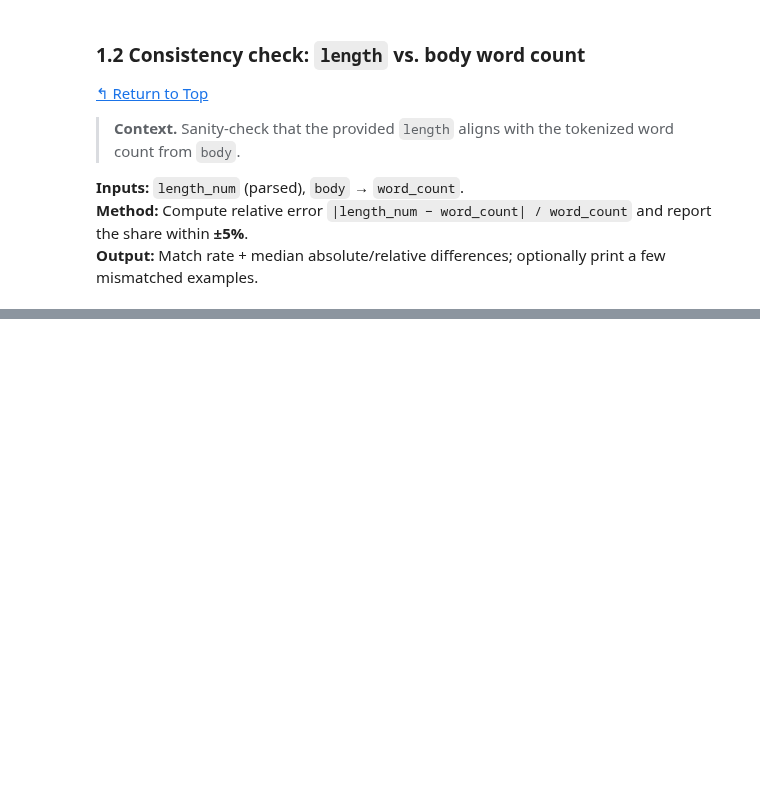
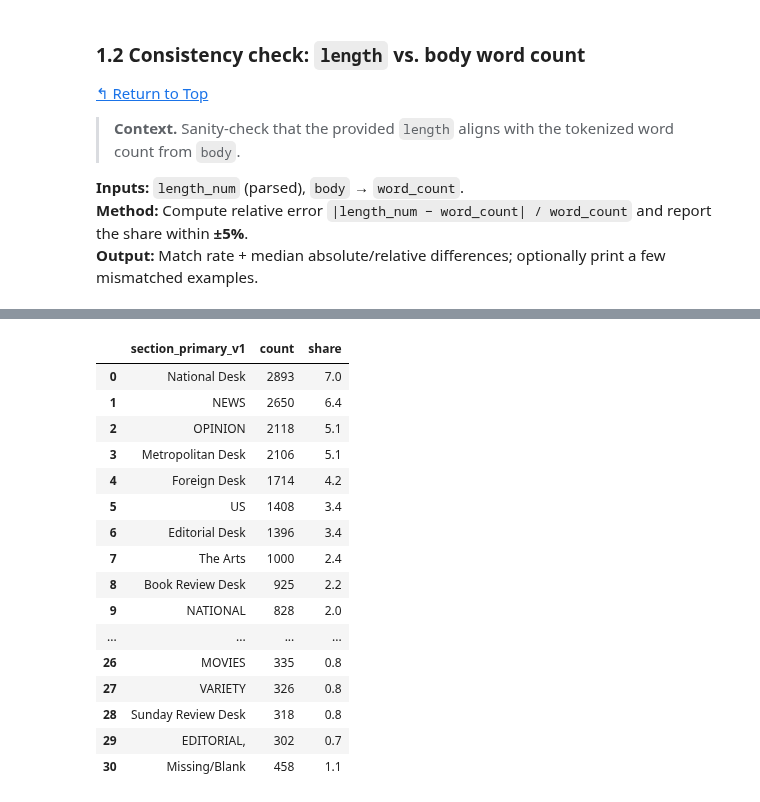
Before and after one commit to laurauguc/working_class_media_analysis, a Jupyter notebook: data_exploration/Guo_length_section_analysis.ipynb, the cells around one changed output, grey strips where cells are left out. Saved outputs shown, nothing was run; the diff lists cells and outputs as text; code cells hidden in the pictures; blank space fills up the shorter version.

```diff
--- a/data_exploration/Guo_length_section_analysis.ipynb
+++ b/data_exploration/Guo_length_section_analysis.ipynb
@@ -157,7 +155,7 @@ SHOW_EXAMPLE_ARTICLES = True
 try:
     df
 except NameError:
-    df = pd.read_pickle("../data/processed/parsed_articles.pkl").copy()
+    df = pd.read_pickle("../data/processed/cleaned_articles.pkl").copy()
 
 # Inputs: length_num (parsed), body -> word_count
 if "length_num" not in df:
@@ -236,3 +221,13 @@ This section will be added later (descriptive analysis only, no prediction), onc
 # %%
-set(df_articles["section"])
+sections = (
+    df["section"]
+      .dropna()
+      .astype(str)
+      .str.strip()
+      .loc[lambda s: s.ne("")]
+    .unique()
+)
+
+for s in sorted(sections):
+    print(s)
 # %% [output]
@@ -305,0 +391,53 @@ df_section_token_freq.head(50)
+# %%
+# Sections — Step 1: de-noise only (no synonym merging)
+import re
+import pandas as pd
+
+# Load df if needed
+try:
+    df
+except NameError:
+    df = pd.read_pickle("../data/processed/cleaned_articles.pkl")
+
+# De-noise -> provisional primary label
+NOISE = re.compile(
+    r"^(Section\s+[A-Z0-9]+|Column\s+\d+|Pg\.?\s*\w+|Page\s*\w+|[A-Z]|\d+)$",
+    re.I
+)
+
+def primary_token_from_section(raw: str) -> str:
+    """Return a provisional primary label by removing layout noise and taking the first surviving token."""
+    if not isinstance(raw, str) or not raw.strip():
+        return "Missing/Blank"
+    s = raw.replace("\xa0", " ").strip()
+    # split on semicolon or slash; don't split on comma to keep phrases like "Movies, Performing Arts"
+    parts = [p.strip() for p in re.split(r"[;/]", s) if p and p.strip()]
+    keep = [p for p in parts if not NOISE.match(p)]
+    if not keep:
+        return "Missing/Blank"
+    return keep[0]
+
+df["section_primary_v1"] = df["section"].apply(primary_token_from_section)
+
+# Frequency table (top 30) and Missing/Blank at the bottom
+vc = df["section_primary_v1"].value_counts(dropna=False)
+tbl = (vc.to_frame("count")
+         .assign(share=lambda d: (d["count"] / len(df) * 100).round(1))
+         .reset_index()
+         .rename(columns={"index": "section_primary_v1"}))
+
+missing_share = float(
+    tbl.loc[tbl["section_primary_v1"].eq("Missing/Blank"), "share"].values[0]
+) if "Missing/Blank" in tbl["section_primary_v1"].values else 0.0
+
+print(f"Unique primary labels (v1): {tbl['section_primary_v1'].nunique()}")
+print(f"Missing/Blank share: {missing_share}%")
+
+tbl_sorted = pd.concat([
+    tbl.loc[~tbl["section_primary_v1"].eq("Missing/Blank")].head(30),
+    tbl.loc[tbl["section_primary_v1"].eq("Missing/Blank")]
+], ignore_index=True)
+
+# Show the table
+tbl_sorted
+# %% [output]
@@ -305,0 +446,17 @@ df_section_token_freq.head(50)
+|  | section_primary_v1 | count | share |
+| 0 | National Desk | 2893 | 7.0 |
+| 1 | NEWS | 2650 | 6.4 |
+| 2 | OPINION | 2118 | 5.1 |
+| 3 | Metropolitan Desk | 2106 | 5.1 |
+| 4 | Foreign Desk | 1714 | 4.2 |
+| 5 | US | 1408 | 3.4 |
+| 6 | Editorial Desk | 1396 | 3.4 |
+| 7 | The Arts | 1000 | 2.4 |
+| 8 | Book Review Desk | 925 | 2.2 |
+| 9 | NATIONAL | 828 | 2.0 |
+| ... | ... | ... | ... |
+| 26 | MOVIES | 335 | 0.8 |
+| 27 | VARIETY | 326 | 0.8 |
+| 28 | Sunday Review Desk | 318 | 0.8 |
+| 29 | EDITORIAL, | 302 | 0.7 |
+| 30 | Missing/Blank | 458 | 1.1 |
```
Also changed, not shown: parts of 18 cells of this notebook.
